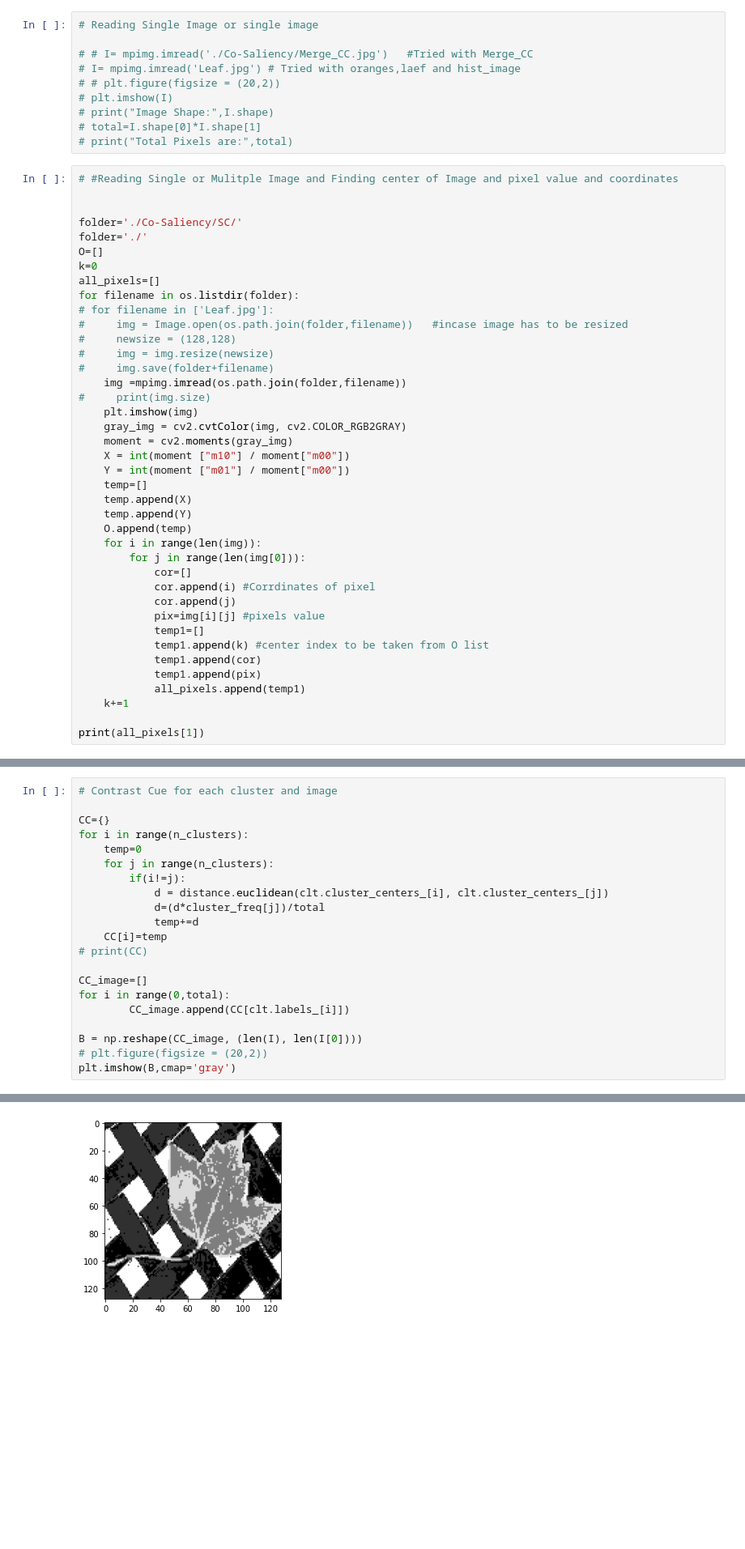
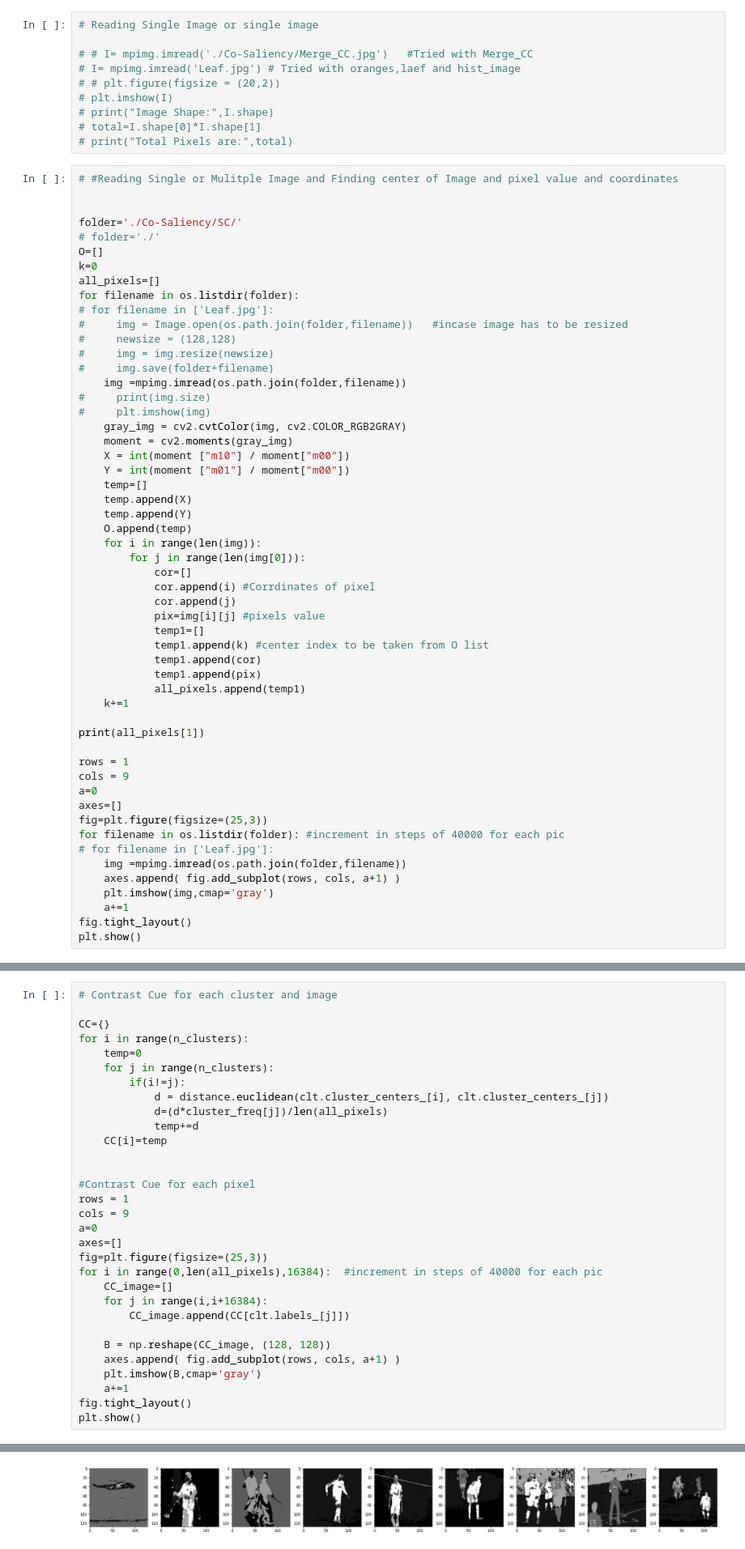
Before and after one commit to KKC28/Advance-Computer-Vision, a Jupyter notebook: Cluster Based Co-Saliency Detection Algorithm.ipynb, the cells around one changed output, grey strips where cells are left out. Shown at 81% size. Drawn from its saved outputs; the diff is of its cells as text; blank space fills up the shorter version.

```diff
--- a/Cluster Based Co-Saliency Detection Algorithm.ipynb
+++ b/Cluster Based Co-Saliency Detection Algorithm.ipynb
@@ -43,7 +43,7 @@ import sys
 
 
 folder='./Co-Saliency/SC/'
-folder='./'
+# folder='./'
 O=[]
 k=0
 all_pixels=[]
@@ -55,7 +55,7 @@ for filename in os.listdir(folder):
 #     img.save(folder+filename)
     img =mpimg.imread(os.path.join(folder,filename))
 #     print(img.size)
-    plt.imshow(img)
+#     plt.imshow(img)
     gray_img = cv2.cvtColor(img, cv2.COLOR_RGB2GRAY)
     moment = cv2.moments(gray_img)
     X = int(moment ["m10"] / moment["m00"])
@@ -78,4 +78,18 @@ for filename in os.listdir(folder):
     k+=1
 
 print(all_pixels[1])
+
+rows = 1
+cols = 9
+a=0
+axes=[]
+fig=plt.figure(figsize=(25,3))
+for filename in os.listdir(folder): #increment in steps of 40000 for each pic
+# for filename in ['Leaf.jpg']:
+    img =mpimg.imread(os.path.join(folder,filename))
+    axes.append( fig.add_subplot(rows, cols, a+1) )
+    plt.imshow(img,cmap='gray')
+    a+=1
+fig.tight_layout()
+plt.show()
 # %% [output]
@@ -109,16 +123,26 @@ for i in range(n_clusters):
     for j in range(n_clusters):
         if(i!=j):
             d = distance.euclidean(clt.cluster_centers_[i], clt.cluster_centers_[j])
-            d=(d*cluster_freq[j])/total
+            d=(d*cluster_freq[j])/len(all_pixels)
             temp+=d
     CC[i]=temp
-# print(CC)
 
-CC_image=[]
-for i in range(0,total):
-        CC_image.append(CC[clt.labels_[i]])
 
-B = np.reshape(CC_image, (len(I), len(I[0])))
-# plt.figure(figsize = (20,2))
-plt.imshow(B,cmap='gray')
+#Contrast Cue for each pixel
+rows = 1
+cols = 9
+a=0
+axes=[]
+fig=plt.figure(figsize=(25,3))
+for i in range(0,len(all_pixels),16384):  #increment in steps of 40000 for each pic
+    CC_image=[]
+    for j in range(i,i+16384):
+        CC_image.append(CC[clt.labels_[j]])
+
+    B = np.reshape(CC_image, (128, 128))
+    axes.append( fig.add_subplot(rows, cols, a+1) )
+    plt.imshow(B,cmap='gray')
+    a+=1
+fig.tight_layout()
+plt.show()
 # %% [output]
@@ -126,4 +149,4 @@ plt.imshow(B,cmap='gray')
-[figure, old version]
+[figure, new version]
 # %% [markdown]
 # Spatial Cue
 # %%
```
Also changed, not shown: parts of 13 cells of this notebook.
